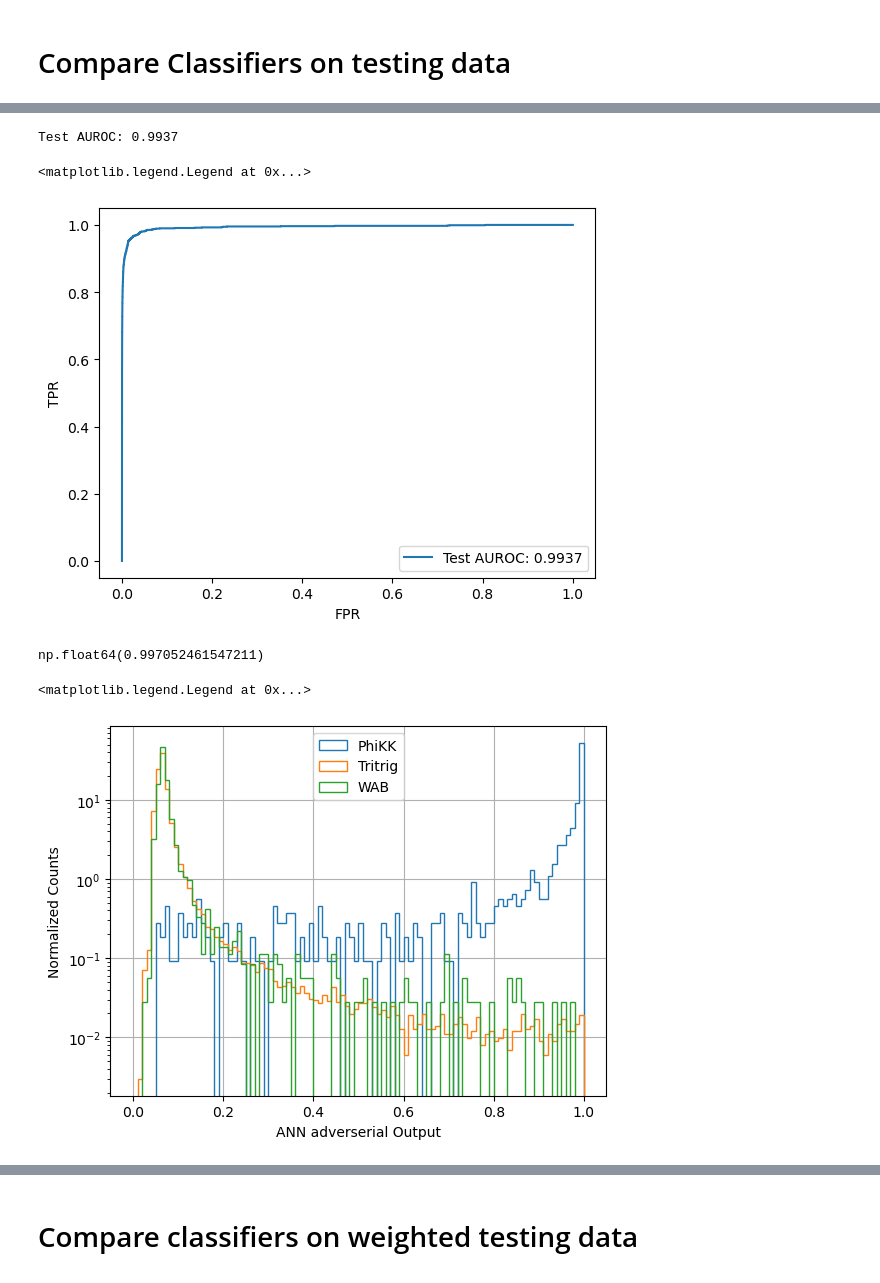
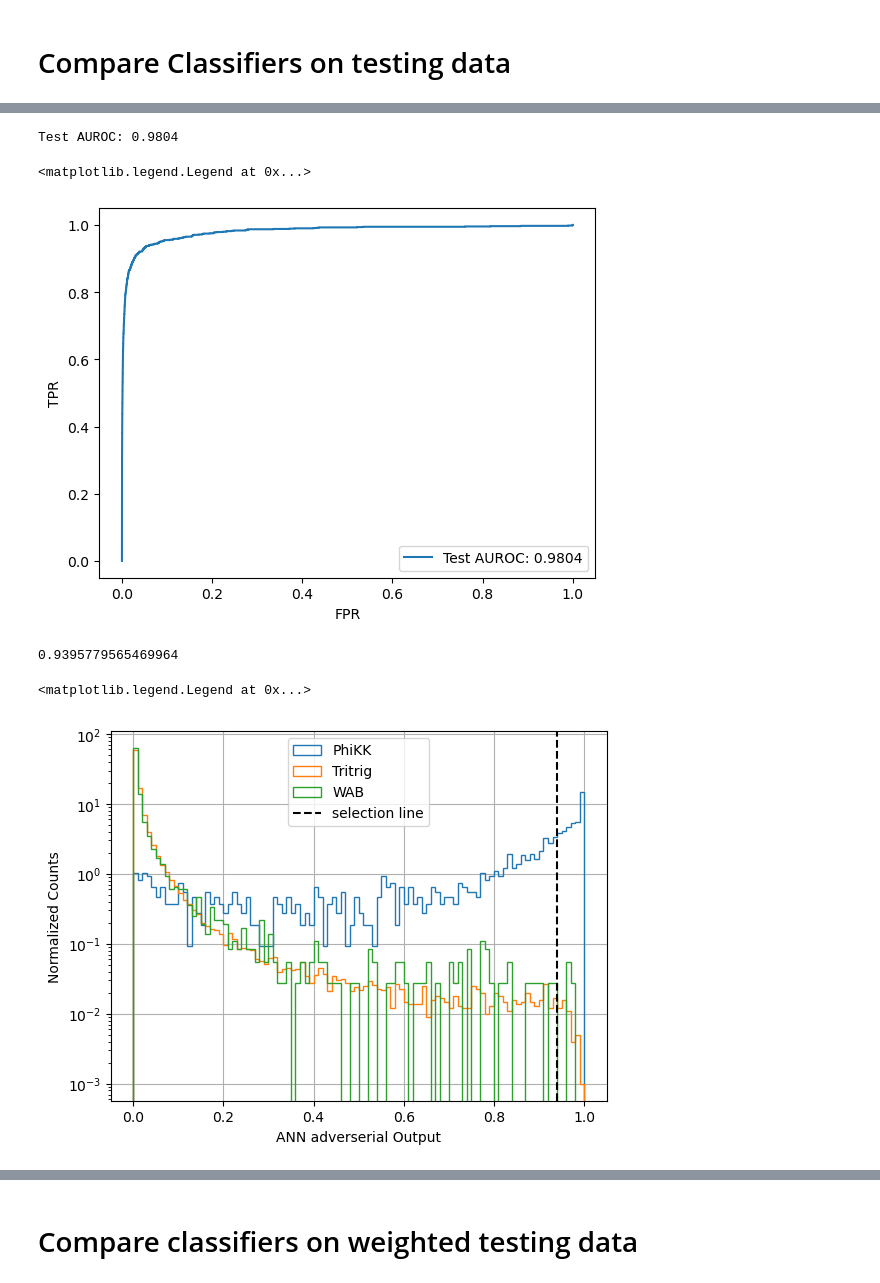
Before and after one commit to mghrear/pivoting-ANN, a Jupyter notebook: compare_models.ipynb, the cells around one changed output, grey strips where cells are left out. Cells and saved outputs as stored; diff of their text form; code cells hidden in the pictures.

```diff
--- a/compare_models.ipynb
+++ b/compare_models.ipynb
@@ -36,9 +112,29 @@ ANN_results.head()
+# %%
+# Get model predections
+test_dataset = TensorDataset(torch.from_numpy(X_test.to_numpy().astype(np.float32)) )
+test_loader = DataLoader(test_dataset, batch_size=2000, shuffle=False)
+
+MLP_pred = mytools.test_clas(test_loader, MLP, device)
+MLP_pred=torch.sigmoid(torch.tensor(MLP_pred)).numpy()
+
+ANN_pred = mytools.test_final(test_loader, ANN, device)
+ANN_pred=torch.sigmoid(torch.tensor(ANN_pred)).numpy()
+
+BDT_pred = BDT.predict_proba(X_test)[:,1]
+
+# Add predictions to dataframe
+df_test['MLP'] = MLP_pred
+df_test['ANN'] = ANN_pred
+df_test['BDT'] = BDT_pred
+
+# Add invariant mass to dataframe
+df_test['InvM'] = mytools.get_InvM(df_test)
 # %% [markdown]
 # Compare Classifiers on testing data
 # %%
-# Split into tritrig and phiKK dataframes
-test_df_tritrig = ANN_results[ANN_results['type']=="tritrig"].reset_index(drop=True)
-test_df_phiKK = ANN_results[ANN_results['type']=="phiKK"].reset_index(drop=True)
-test_df_wab = ANN_results[ANN_results['type']=="wab"].reset_index(drop=True)
+# Split into tritrig, wab, background and phiKK dataframes
+test_df_tritrig = df_test[df_test['type']=="tritrig"].reset_index(drop=True)
+test_df_phiKK = df_test[df_test['type']=="phiKK"].reset_index(drop=True)
+test_df_wab = df_test[df_test['type']=="wab"].reset_index(drop=True)
 test_df_bkg = pd.concat([test_df_tritrig,test_df_wab])
 # %%
@@ -94,6 +329,6 @@ plt.legend()
 # %%
 
-fpr, tpr, thresholds = sklearn.metrics.roc_curve(ANN_results.PhiKK, ANN_results.Class_adv, pos_label=1)
+fpr, tpr, thresholds = sklearn.metrics.roc_curve(df_test.PhiKK, df_test.ANN, pos_label=1)
 auc_test = sklearn.metrics.auc(fpr, tpr)
 print(f'Test AUROC: {auc_test:0.4f}')
 
@@ -102,27 +337,22 @@ plt.xlabel('FPR')
 plt.ylabel('TPR')
 plt.legend()
 # %% [output]
-Test AUROC: 0.9937
+Test AUROC: 0.9804
 <matplotlib.legend.Legend at 0x...>
-[figure, old version]
+[figure, new version]
-# %%
-a =tpr/fpr
-
-masked = np.ma.masked_invalid(a) # masks inf and nan
-if masked.count() == 0: raise ValueError("No finite values")
-idx = masked.argmax()
-
-thresholds[idx]
-# %% [output]
-np.float64(0.997052461547211)
 # %%
-test_df_phiKK.Class_adv.hist(bins=np.arange(0,1.01,0.01), histtype='step', label='PhiKK',density=True)
-test_df_tritrig.Class_adv.hist(bins=np.arange(0,1.01,0.01), histtype='step', label='Tritrig',density=True)
-test_df_wab.Class_adv.hist(bins=np.arange(0,1.01,0.01), histtype='step', label='WAB',density=True)
+ANN_selection = np.percentile(test_df_bkg['ANN'],[99.95])[0]
+print(ANN_selection)
+test_df_phiKK.ANN.hist(bins=np.arange(0,1.01,0.01), histtype='step', label='PhiKK',density=True)
+test_df_tritrig.ANN.hist(bins=np.arange(0,1.01,0.01), histtype='step', label='Tritrig',density=True)
+test_df_wab.ANN.hist(bins=np.arange(0,1.01,0.01), histtype='step', label='WAB',density=True)
+plt.axvline(ANN_selection, color='k', linestyle='--', label ="selection line")
+
 plt.yscale('log')
 plt.xlabel('ANN adverserial Output')
 plt.ylabel('Normalized Counts')
 plt.legend()
 # %% [output]
-<matplotlib.legend.Legend at 0x...>
+0.9395779565469964
+<matplotlib.legend.Legend at 0x...>
-[figure, old version]
+[figure, new version]
```
Also changed, not shown: parts of 38 cells of this notebook, 11 other files.
